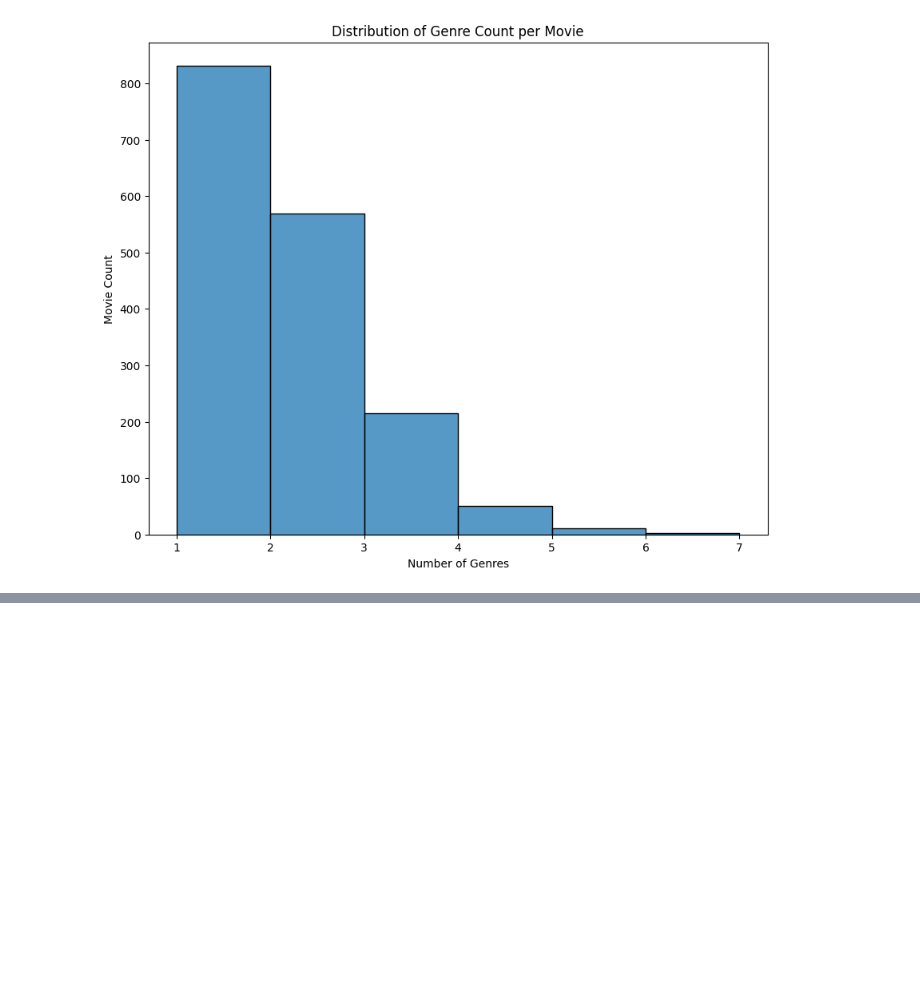
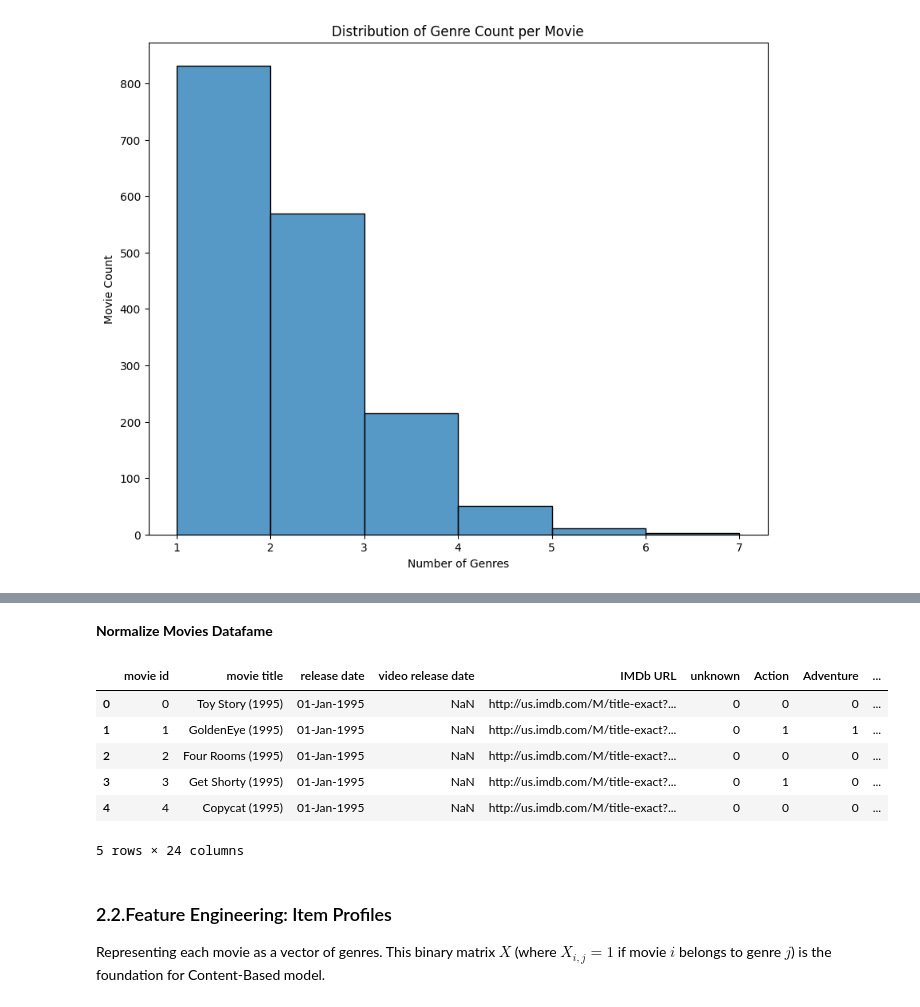
Before and after one commit to tuan0306/Recommendation-system, a Jupyter notebook: notebooks/EDA_Data_Cleaning.ipynb, the cells around one changed output, grey strips where cells are left out. Cells and saved outputs as stored; diff of their text form; code cells hidden in the pictures; blank space fills up the shorter version.

```diff
--- a/notebooks/EDA_Data_Cleaning.ipynb
+++ b/notebooks/EDA_Data_Cleaning.ipynb
@@ -151,0 +178,17 @@ plt.show()
+# %% [markdown]
+**Normalize Movies Datafame**
+# %%
+movies_data['movie id']-=1
+# %%
+movies_data.head(5)
+# %% [output]
+|  | movie id | movie title | release date | video release date | IMDb URL | unknown | Action | Adventure | ... |
+| 0 | 0 | Toy Story (1995) | 01-Jan-1995 | NaN | http://us.imdb.com/M/title-exact?... | 0 | 0 | 0 | ... |
+| 1 | 1 | GoldenEye (1995) | 01-Jan-1995 | NaN | http://us.imdb.com/M/title-exact?... | 0 | 1 | 1 | ... |
+| 2 | 2 | Four Rooms (1995) | 01-Jan-1995 | NaN | http://us.imdb.com/M/title-exact?... | 0 | 0 | 0 | ... |
+| 3 | 3 | Get Shorty (1995) | 01-Jan-1995 | NaN | http://us.imdb.com/M/title-exact?... | 0 | 1 | 0 | ... |
+| 4 | 4 | Copycat (1995) | 01-Jan-1995 | NaN | http://us.imdb.com/M/title-exact?... | 0 | 0 | 0 | ... |
+5 rows × 24 columns
+# %% [markdown]
+### 2.2.Feature Engineering: Item Profiles
+Representing each movie as a vector of genres. This binary matrix $X$ (where $X_{i,j}=1$ if movie $i$ belongs to genre $j$) is the foundation for Content-Based model.
```
Also changed, not shown: parts of 16 cells of this notebook, 23 other files.
